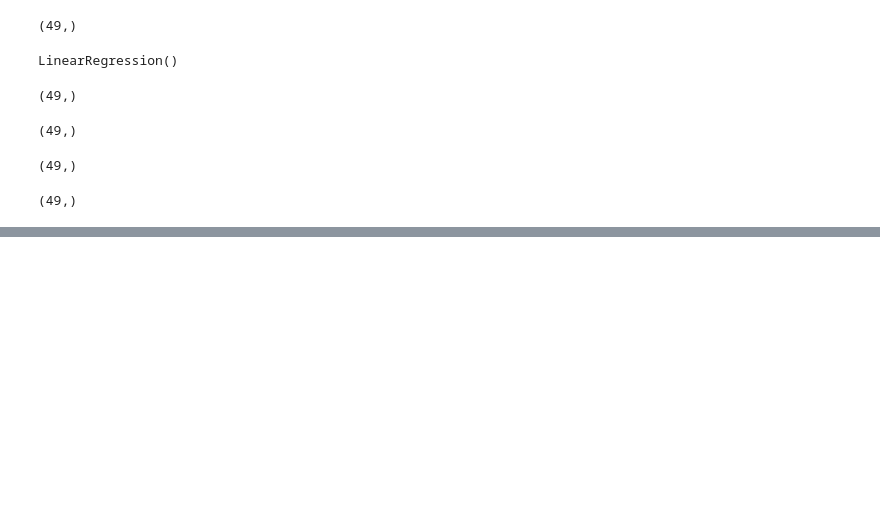
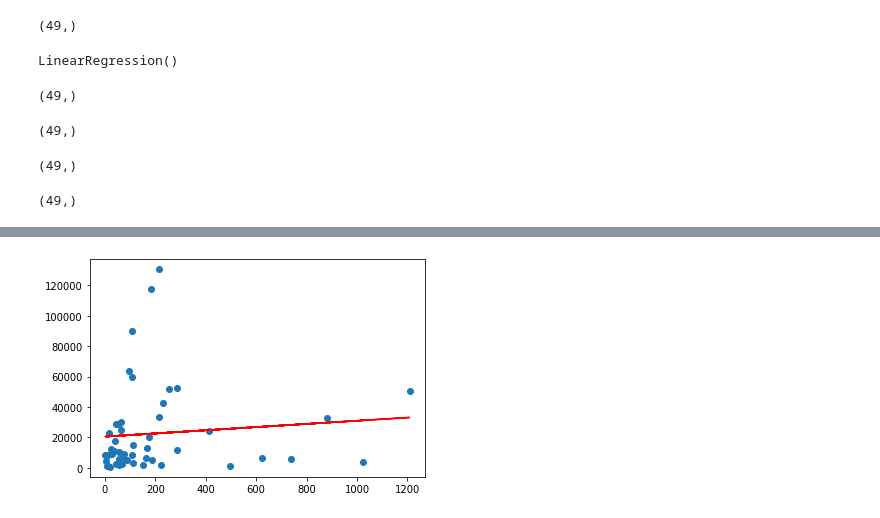
Before and after one commit to lindsera1/GoingViral, a Jupyter notebook: Linear_Regression&Visualizations/PopulationDensityRegression&Visualizations.ipynb, the cells around one changed output, grey strips where cells are left out. Saved outputs shown, nothing was run; the diff lists cells and outputs as text; code cells hidden in the pictures; blank space fills up the shorter version.

```diff
--- a/Linear_Regression&Visualizations/PopulationDensityRegression&Visualizations.ipynb
+++ b/Linear_Regression&Visualizations/PopulationDensityRegression&Visualizations.ipynb
@@ -198,0 +210,6 @@ plt.show()
+# %%
+plt.scatter(X3, y3)
+plt.plot(X3, y_pred3, color='red')
+plt.show()
+# %% [output]
+[figure, added]
```
Also changed, not shown: parts of 8 cells of this notebook.
